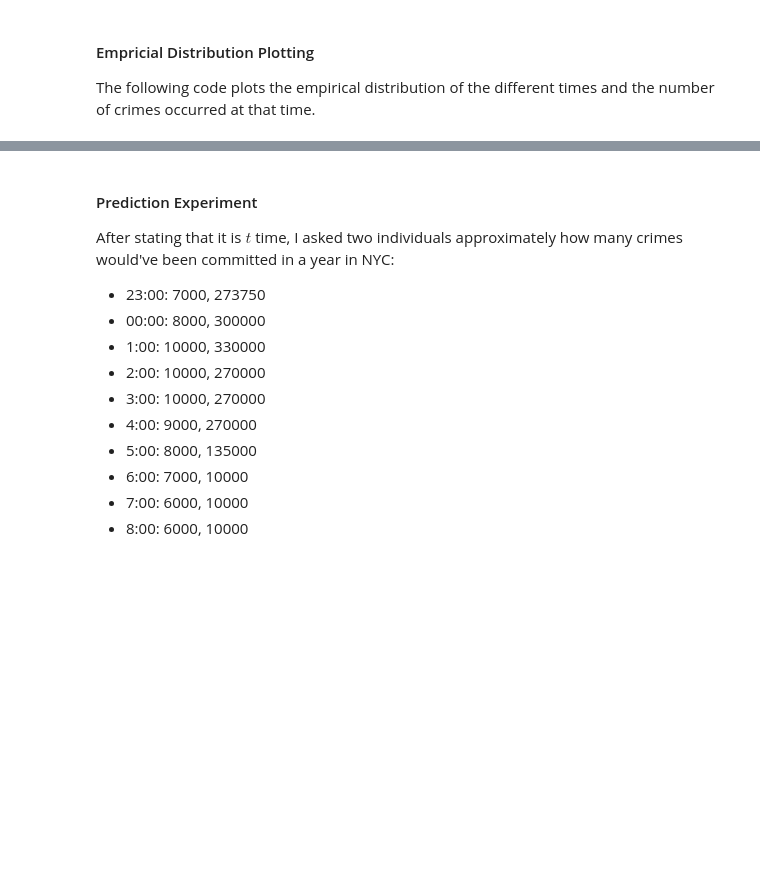
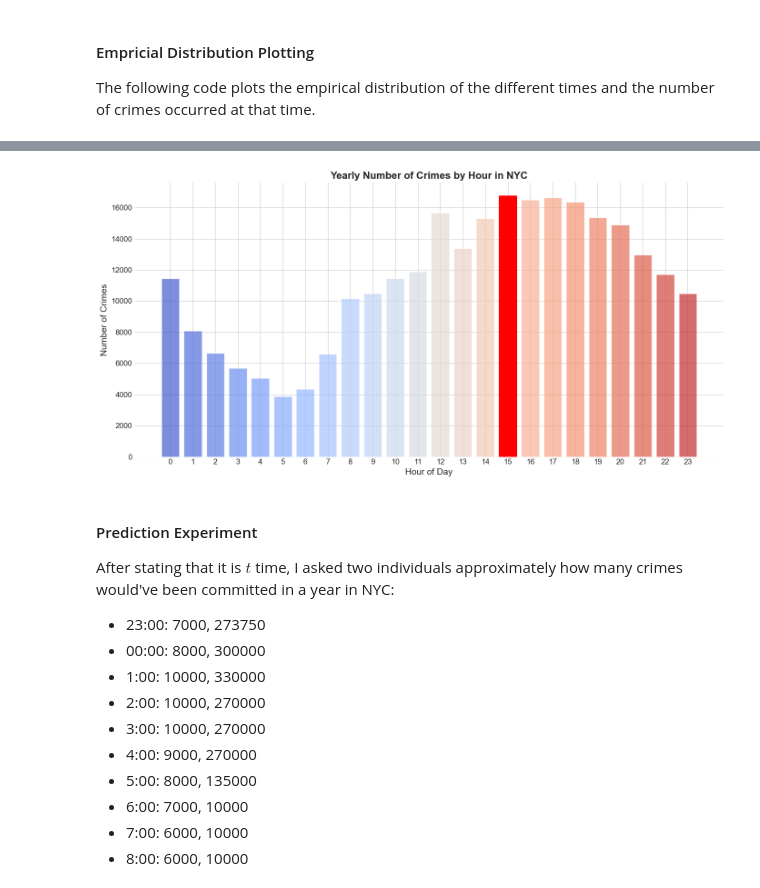
Before and after one commit to bs333/mgt-451, a Jupyter notebook: MGT451 - Assignments/MGT451 - Assignment #1/MGT451 - Assignment #1 ~ Optimal Predictions.ipynb, the cells around one changed output, grey strips where cells are left out. Cells and saved outputs as stored; diff of their text form; code cells hidden in the pictures; blank space fills up the shorter version.

Commit message:
Fix empirical distribution graph.

```diff
--- a/MGT451 - Assignments/MGT451 - Assignment #1/MGT451 - Assignment #1 ~ Optimal Predictions.ipynb
+++ b/MGT451 - Assignments/MGT451 - Assignment #1/MGT451 - Assignment #1 ~ Optimal Predictions.ipynb
@@ -38,8 +38,19 @@ file_path = 'NYPD_Complaint_Data_Current__Year_To_Date_.csv'
 df = pd.read_csv(file_path)
 
 # Display the first few rows of the DataFrame
-print(df.head())
+# print(df.head())
 
 # Drop rows with NA values in the 'CMPLNT_FR_TM' column
 df = df.dropna(subset=['CMPLNT_FR_TM'])
+
+# Convert 'CMPLNT_FR_TM' to datetime format
+df['Time'] = pd.to_datetime(df['CMPLNT_FR_TM'], format='%H:%M:%S')
+
+# Extract hour from datetime
+df['Hour'] = df['Time'].dt.hour
+
+# Group by hour and count occurrences (crimes)
+crimes_by_hour = df.groupby('Hour').size().reset_index(name='Number_of_Crimes')
+
+print(crimes_by_hour)
 # %% [output]
@@ -107,3 +78,35 @@ plt.show()
+# %%
+# Import relevant libraries
+import pandas as pd
+import matplotlib.pyplot as plt
+import seaborn as sns
+
+# Setting Seaborn style
+sns.set_style("whitegrid")
+palette = sns.color_palette("coolwarm", len(crimes_by_hour))
+plt.rcParams['font.sans-serif'] = 'Arial'
+
+# Plotting
+plt.figure(figsize=(14, 7))
+
+bars = plt.bar(crimes_by_hour['Hour'], crimes_by_hour['Number_of_Crimes'], color=palette, alpha=0.7)
+plt.xlabel('Hour of Day', fontsize=14)
+plt.ylabel('Number of Crimes', fontsize=14)
+plt.title('Yearly Number of Crimes by Hour in NYC', fontsize=16, fontweight='bold', )
+plt.xticks(range(24), fontsize=12)
+plt.yticks(fontsize=12)
+plt.tight_layout()
+
+# Highlight the bar with the maximum value
+max_val = crimes_by_hour['Number_of_Crimes'].max()
+max_idx = crimes_by_hour['Number_of_Crimes'].idxmax()
+bars[max_idx].set_color('red')
+bars[max_idx].set_alpha(1)
+
+# Display the plot
+plt.show()
+# %% [output]
+[figure, added]
 # %% [markdown]
 #### Prediction Experiment
 
```
Also changed, not shown: parts of 6 cells of this notebook.
